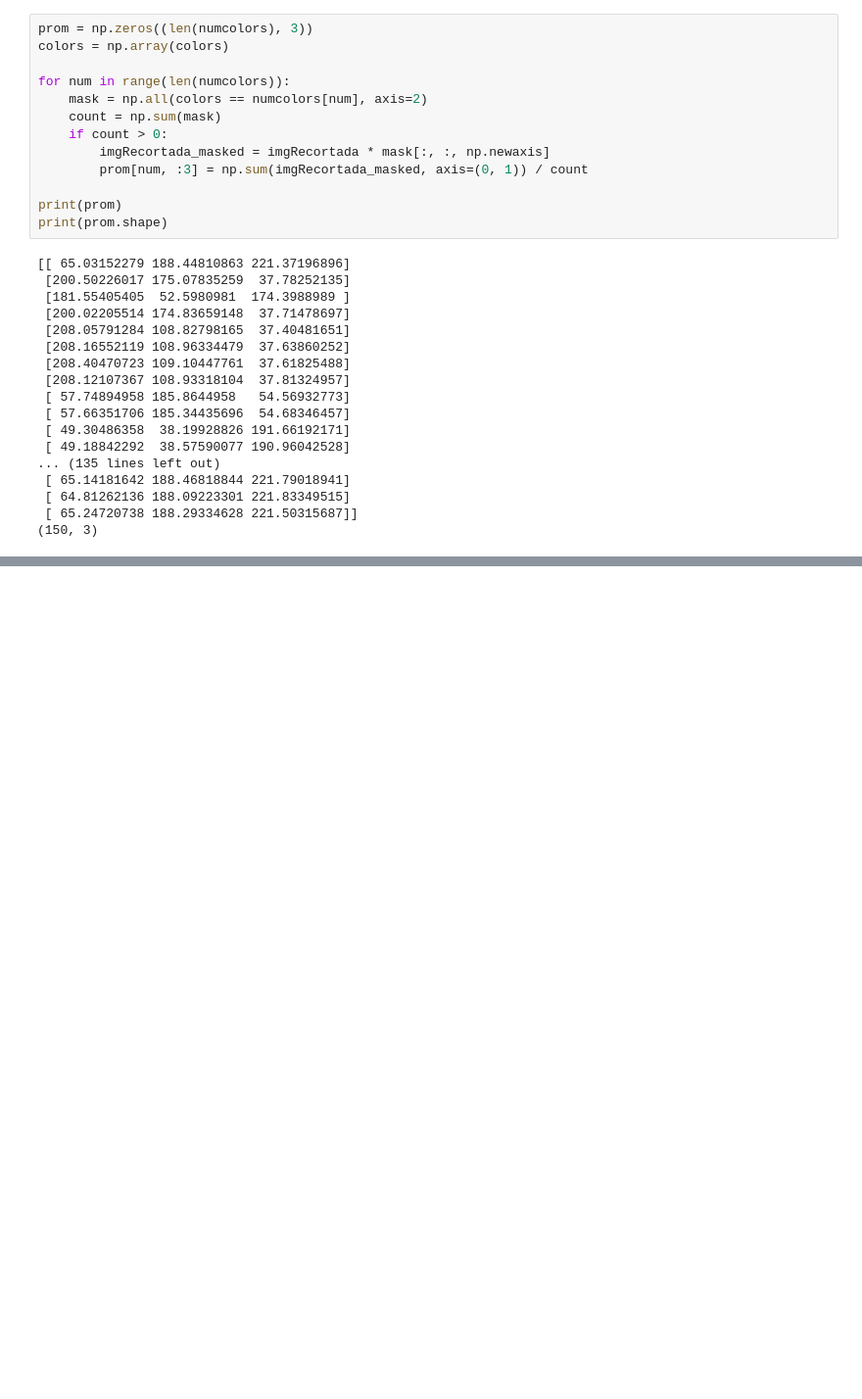
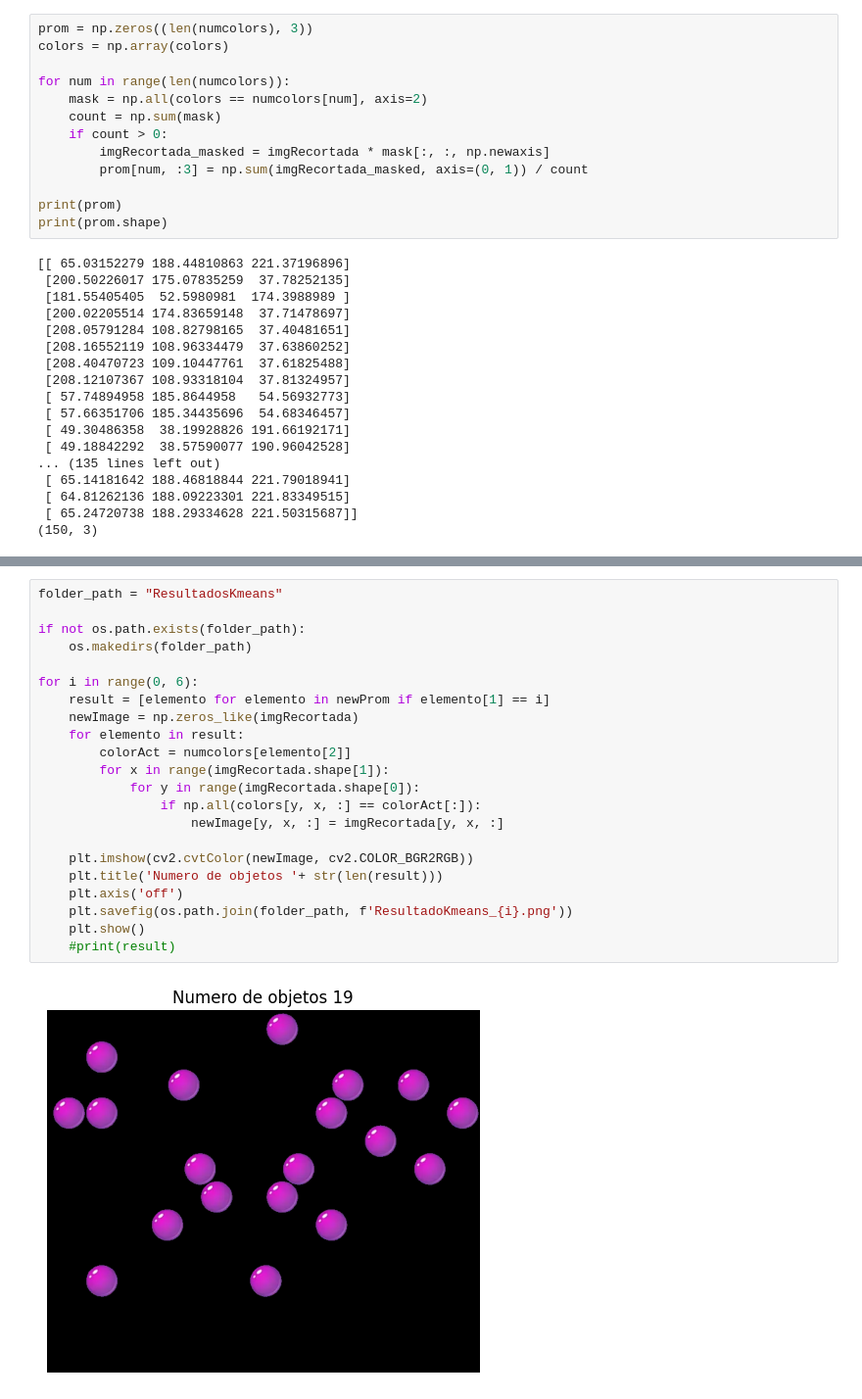
Before and after one commit to DiegoCastr00/VisionArtificial, a Jupyter notebook: Practica2-1.ipynb, the cells around one changed output, grey strips where cells are left out. Shown at 98% size. Drawn from its saved outputs; the diff is of its cells as text; blank space fills up the shorter version.

Commit message:
guardar resultados colores

```diff
--- a/Practica2-1.ipynb
+++ b/Practica2-1.ipynb
@@ -96,0 +96,24 @@ elbow_method(prom.tolist(), 10)
+# %%
+folder_path = "ResultadosKmeans"
+
+if not os.path.exists(folder_path):
+    os.makedirs(folder_path)
+
+for i in range(0, 6):
+    result = [elemento for elemento in newProm if elemento[1] == i]
+    newImage = np.zeros_like(imgRecortada)
+    for elemento in result:
+        colorAct = numcolors[elemento[2]]
+        for x in range(imgRecortada.shape[1]):
+            for y in range(imgRecortada.shape[0]):
+                if np.all(colors[y, x, :] == colorAct[:]):
+                    newImage[y, x, :] = imgRecortada[y, x, :]
+
+    plt.imshow(cv2.cvtColor(newImage, cv2.COLOR_BGR2RGB))
+    plt.title('Numero de objetos '+ str(len(result)))
+    plt.axis('off')
+    plt.savefig(os.path.join(folder_path, f'ResultadoKmeans_{i}.png'))
+    plt.show()
+    #print(result)
+# %% [output]
+[figure, added]
```
Also changed, not shown: parts of 5 cells of this notebook, 6 other files.
